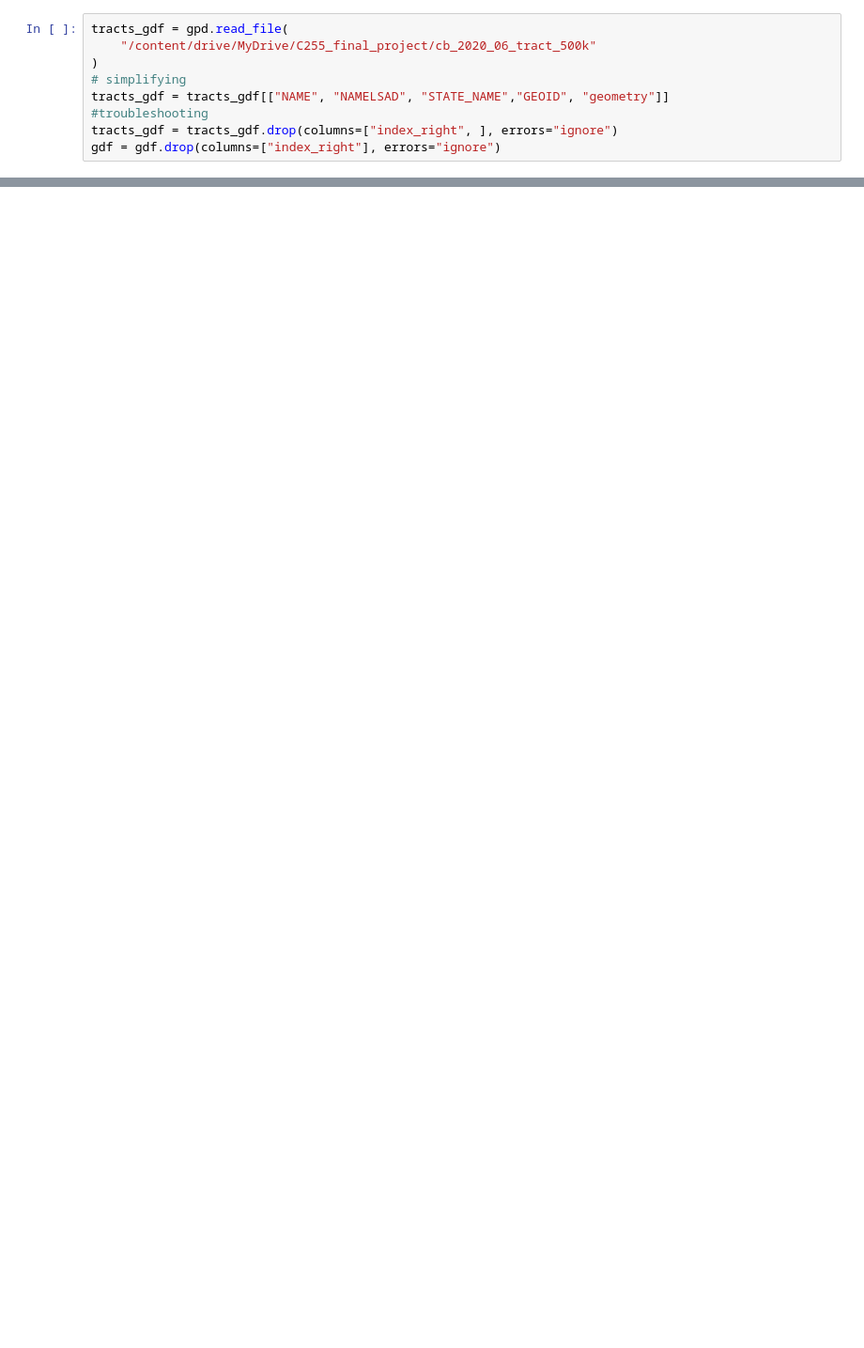
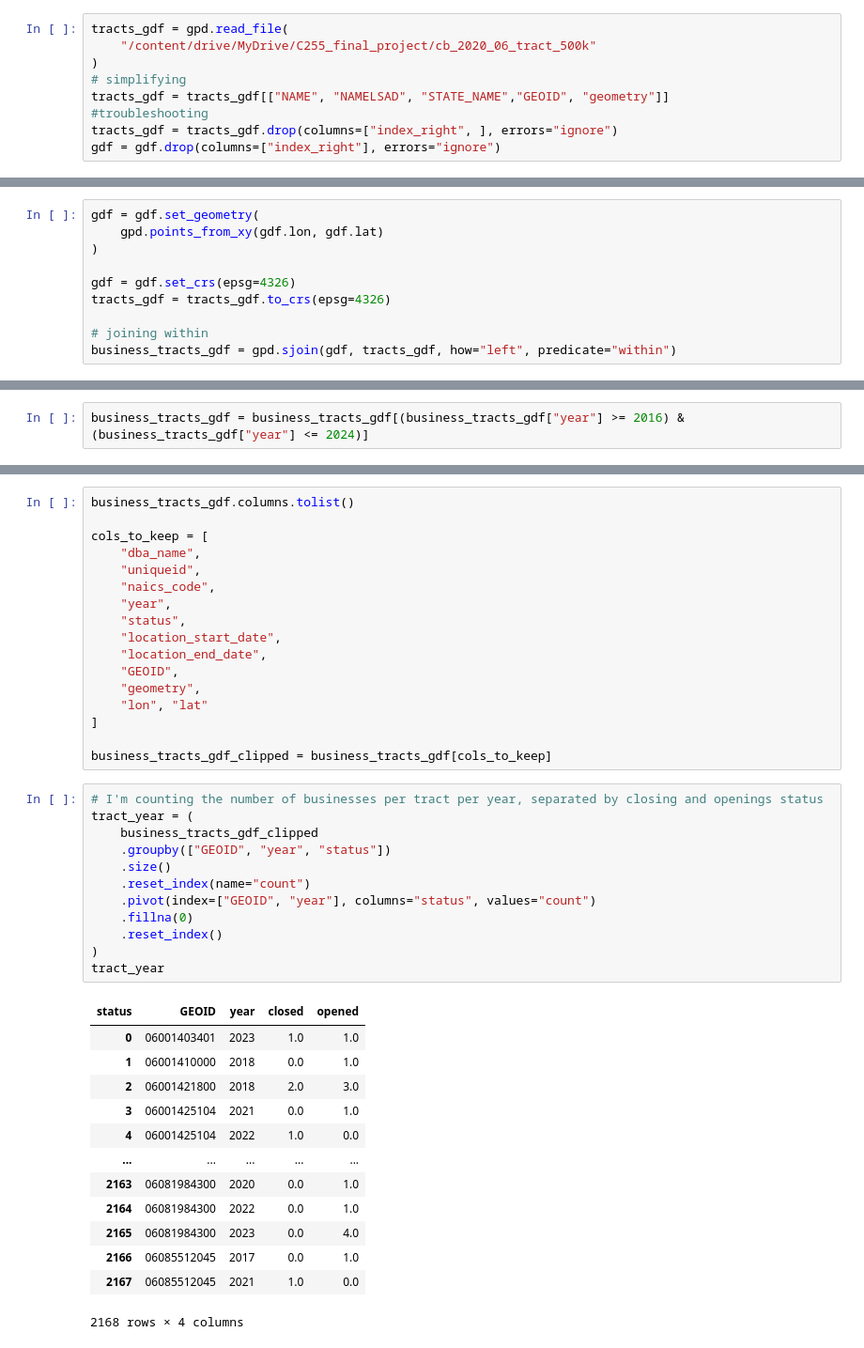
Before and after one commit to miaflynn/CYPLAN255-Final-Project, a Jupyter notebook: 03c_visualizations_sean.ipynb, the cells around one changed output, grey strips where cells are left out. Shown at 94% size. Drawn from its saved outputs; the diff is of its cells as text; blank space fills up the shorter version.

```diff
--- a/03c_visualizations_sean.ipynb
+++ b/03c_visualizations_sean.ipynb
@@ -73,0 +80,10 @@ gdf = gdf.drop(columns=["index_right"], errors="ignore")
+# %%
+gdf = gdf.set_geometry(
+    gpd.points_from_xy(gdf.lon, gdf.lat)
+)
+
+gdf = gdf.set_crs(epsg=4326)
+tracts_gdf = tracts_gdf.to_crs(epsg=4326)
+
+# joining within
+business_tracts_gdf = gpd.sjoin(gdf, tracts_gdf, how="left", predicate="within")
@@ -73,0 +92,2 @@ gdf = gdf.drop(columns=["index_right"], errors="ignore")
+# %%
+business_tracts_gdf = business_tracts_gdf[(business_tracts_gdf["year"] >= 2016) & (business_tracts_gdf["year"] <= 2024)]
@@ -73,0 +96,43 @@ gdf = gdf.drop(columns=["index_right"], errors="ignore")
+# %%
+business_tracts_gdf.columns.tolist()
+
+cols_to_keep = [
+    "dba_name",
+    "uniqueid",
+    "naics_code",
+    "year",
+    "status",
+    "location_start_date",
+    "location_end_date",
+    "GEOID",
+    "geometry",
+    "lon", "lat"
+]
+
+business_tracts_gdf_clipped = business_tracts_gdf[cols_to_keep]
+# %%
+# I'm counting the number of businesses per tract per year, separated by closing and openings status
+tract_year = (
+    business_tracts_gdf_clipped
+    .groupby(["GEOID", "year", "status"])
+    .size()
+    .reset_index(name="count")
+    .pivot(index=["GEOID", "year"], columns="status", values="count")
+    .fillna(0)
+    .reset_index()
+)
+tract_year
+# %% [output]
+| status | GEOID | year | closed | opened |
+| 0 | 06001403401 | 2023 | 1.0 | 1.0 |
+| 1 | 06001410000 | 2018 | 0.0 | 1.0 |
+| 2 | 06001421800 | 2018 | 2.0 | 3.0 |
+| 3 | 06001425104 | 2021 | 0.0 | 1.0 |
+| 4 | 06001425104 | 2022 | 1.0 | 0.0 |
+| ... | ... | ... | ... | ... |
+| 2163 | 06081984300 | 2020 | 0.0 | 1.0 |
+| 2164 | 06081984300 | 2022 | 0.0 | 1.0 |
+| 2165 | 06081984300 | 2023 | 0.0 | 4.0 |
+| 2166 | 06085512045 | 2017 | 0.0 | 1.0 |
+| 2167 | 06085512045 | 2021 | 1.0 | 0.0 |
+2168 rows × 4 columns
```
Also changed, not shown: parts of 17 cells of this notebook.
